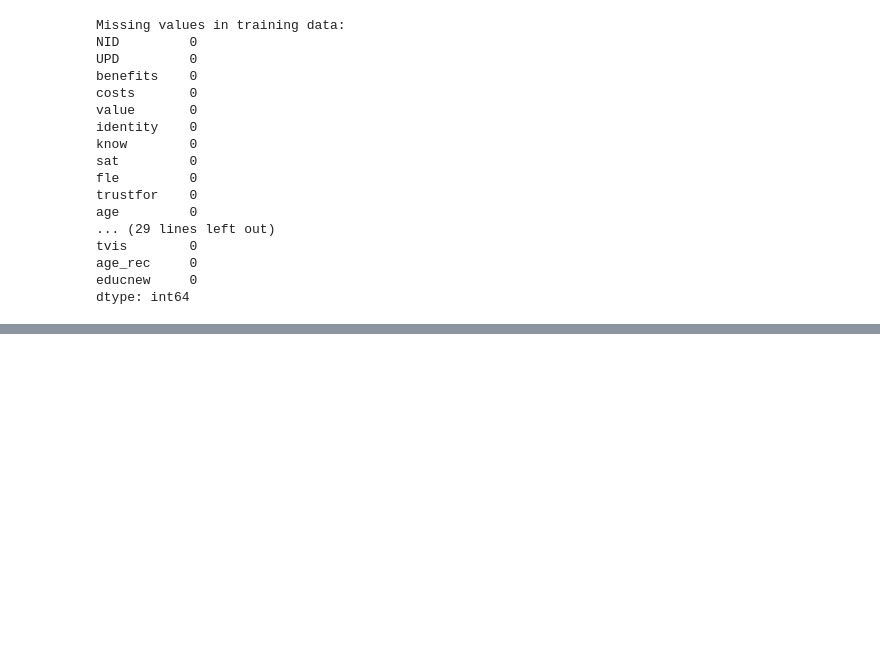
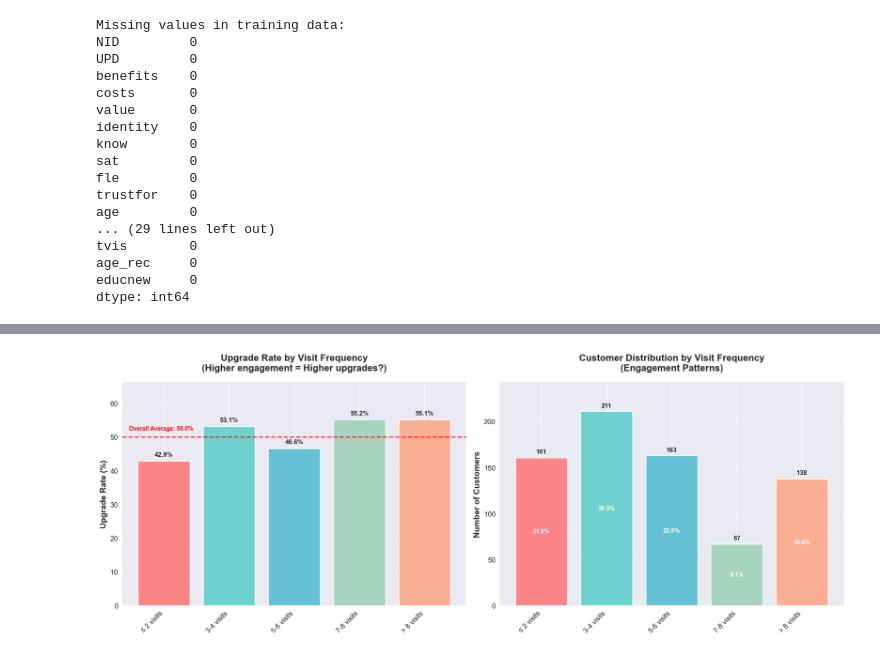
Before and after one commit to JerryYang666/cwru-buai-assignments, a Jupyter notebook: 0-akron-zoo/akron-zoo.ipynb, the cells around one changed output, grey strips where cells are left out. Cells and saved outputs as stored; diff of their text form; code cells hidden in the pictures; blank space fills up the shorter version.

```diff
--- a/0-akron-zoo/akron-zoo.ipynb
+++ b/0-akron-zoo/akron-zoo.ipynb
@@ -134,0 +217,18 @@ Upgrade rate: 0.500
+# %%
+# Create distance labels for better visualization
+distance_labels = {1: '< 10 min', 2: '10-20 min', 3: '21-30 min', 4: '> 30 min'}
+train_data['dist_label'] = train_data['dist'].map(distance_labels)
+
+# Calculate upgrade rates by distance
+dist_analysis = train_data.groupby('dist_label').agg({
+    'UPD': ['count', 'sum', 'mean']
+}).round(3)
+dist_analysis.columns = ['Total_Customers', 'Upgrades', 'Upgrade_Rate']
+dist_analysis = dist_analysis.reindex(['< 10 min', '10-20 min', '21-30 min', '> 30 min'])
+
+print("Distance vs Upgrade Analysis:")
+print("=" * 50)
+for dist, row in dist_analysis.iterrows():
+    print(f"{dist:12s}: {row['Total_Customers']:3.0f} customers, "
+          f"{row['Upgrades']:3.0f} upgrades ({row['Upgrade_Rate']*100:5.1f}%)")
+print("=" * 50)
@@ -134,0 +393,77 @@ Upgrade rate: 0.500
+# %%
+# Create visit frequency labels for better visualization
+visit_labels = {1: '≤ 2 visits', 2: '3-4 visits', 3: '5-6 visits', 4: '7-8 visits', 5: '> 8 visits'}
+train_data['tvis_label'] = train_data['tvis'].map(visit_labels)
+
+# Calculate upgrade rates by visit frequency
+visit_analysis = train_data.groupby('tvis_label').agg({
+    'UPD': ['count', 'sum', 'mean']
+}).round(3)
+visit_analysis.columns = ['Total_Customers', 'Upgrades', 'Upgrade_Rate']
+visit_analysis = visit_analysis.reindex(['≤ 2 visits', '3-4 visits', '5-6 visits', '7-8 visits', '> 8 visits'])
+
+# Create a beautiful visualization for visit frequency vs upgrades
+fig, (ax1, ax2) = plt.subplots(1, 2, figsize=(18, 7))
+
+# 1. Upgrade rate by visit frequency
+upgrade_rates_visits = visit_analysis['Upgrade_Rate'] * 100
+colors_visits = ['#FF6B6B', '#4ECDC4', '#45B7D1', '#96CEB4', '#FFA07A']
+
+bars = ax1.bar(range(len(upgrade_rates_visits)), upgrade_rates_visits.values,
+               color=colors_visits, alpha=0.8, edgecolor='white', linewidth=2)
+
+# Add percentage labels on bars
+for i, (bar, rate) in enumerate(zip(bars, upgrade_rates_visits.values)):
+    height = bar.get_height()
+    ax1.text(bar.get_x() + bar.get_width()/2., height + 1,
+             f'{rate:.1f}%', ha='center', va='bottom', fontweight='bold', fontsize=11)
+
+ax1.set_title('Upgrade Rate by Visit Frequency\n(Higher engagement = Higher upgrades?)', fontweight='bold', pad=20)
+ax1.set_ylabel('Upgrade Rate (%)', fontweight='bold')
+ax1.set_xticks(range(len(upgrade_rates_visits)))
+ax1.set_xticklabels(upgrade_rates_visits.index, rotation=45, ha='right')
+ax1.set_ylim(0, max(upgrade_rates_visits.values) * 1.2)
+ax1.grid(axis='y', alpha=0.3, linestyle='--')
+
+# Add average line
+avg_rate = train_data['UPD'].mean() * 100
+ax1.axhline(y=avg_rate, color='red', linestyle='--', alpha=0.7, linewidth=2)
+ax1.text(0.02, avg_rate + 2, f'Overall Average: {avg_rate:.1f}%',
+         transform=ax1.get_yaxis_transform(), fontsize=10, color='red', fontweight='bold')
+
+# 2. Customer distribution by visit frequency
+visit_counts = train_data['tvis_label'].value_counts()
+visit_counts = visit_counts.reindex(['≤ 2 visits', '3-4 visits', '5-6 visits', '7-8 visits', '> 8 visits'])
+
+bars = ax2.bar(range(len(visit_counts)), visit_counts.values,
+               color=colors_visits, alpha=0.8, edgecolor='white', linewidth=2)
+
+# Add count labels on bars
+for i, (bar, count) in enumerate(zip(bars, visit_counts.values)):
+    height = bar.get_height()
+    ax2.text(bar.get_x() + bar.get_width()/2., height + 3,
+             f'{count}', ha='center', va='bottom', fontweight='bold', fontsize=11)
+    # Add percentage of total
+    pct = count / len(train_data) * 100
+    ax2.text(bar.get_x() + bar.get_width()/2., height/2,
+             f'{pct:.1f}%', ha='center', va='center', fontweight='bold', color='white', fontsize=10)
+
+ax2.set_title('Customer Distribution by Visit Frequency\n(Engagement Patterns)', fontweight='bold', pad=20)
+ax2.set_ylabel('Number of Customers', fontweight='bold')
+ax2.set_xticks(range(len(visit_counts)))
+ax2.set_xticklabels(visit_counts.index, rotation=45, ha='right')
+ax2.set_ylim(0, max(visit_counts.values) * 1.15)
+ax2.grid(axis='y', alpha=0.3, linestyle='--')
+
+plt.tight_layout()
+plt.show()
+
+# Print summary statistics
+print("\nVisit Frequency vs Upgrade Analysis:")
+print("=" * 55)
+for visit, row in visit_analysis.iterrows():
+    print(f"{visit:12s}: {row['Total_Customers']:3.0f} customers, "
+          f"{row['Upgrades']:3.0f} upgrades ({row['Upgrade_Rate']*100:5.1f}%)")
+print("=" * 55)
+# %% [output]
+[figure, added]
```
Also changed, not shown: parts of 12 cells of this notebook, 2 other files.
